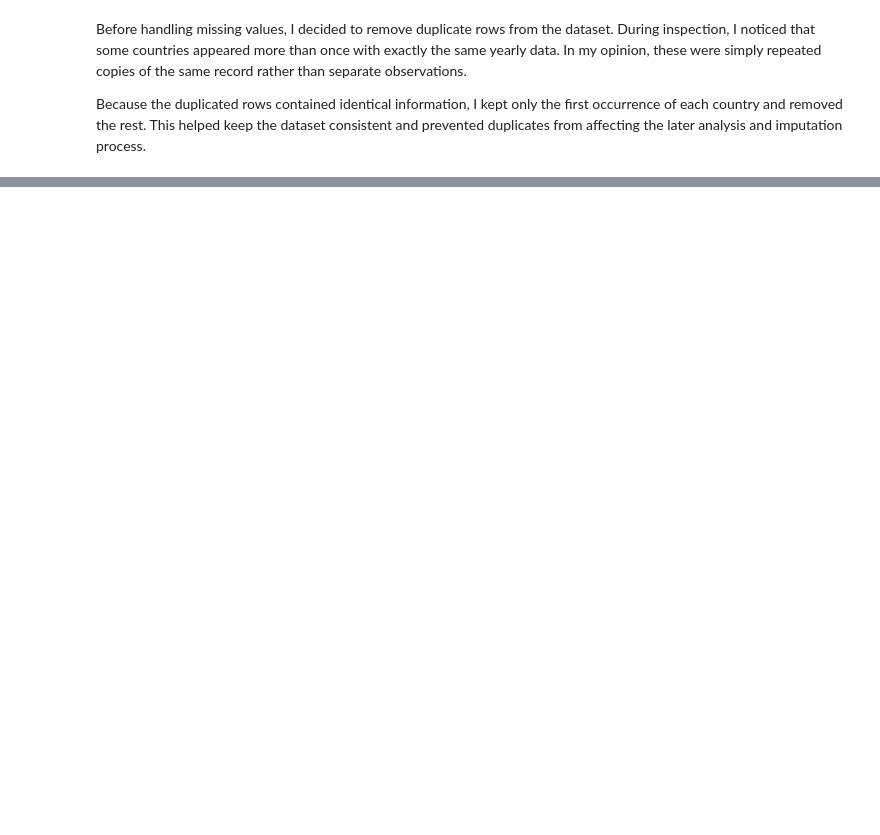
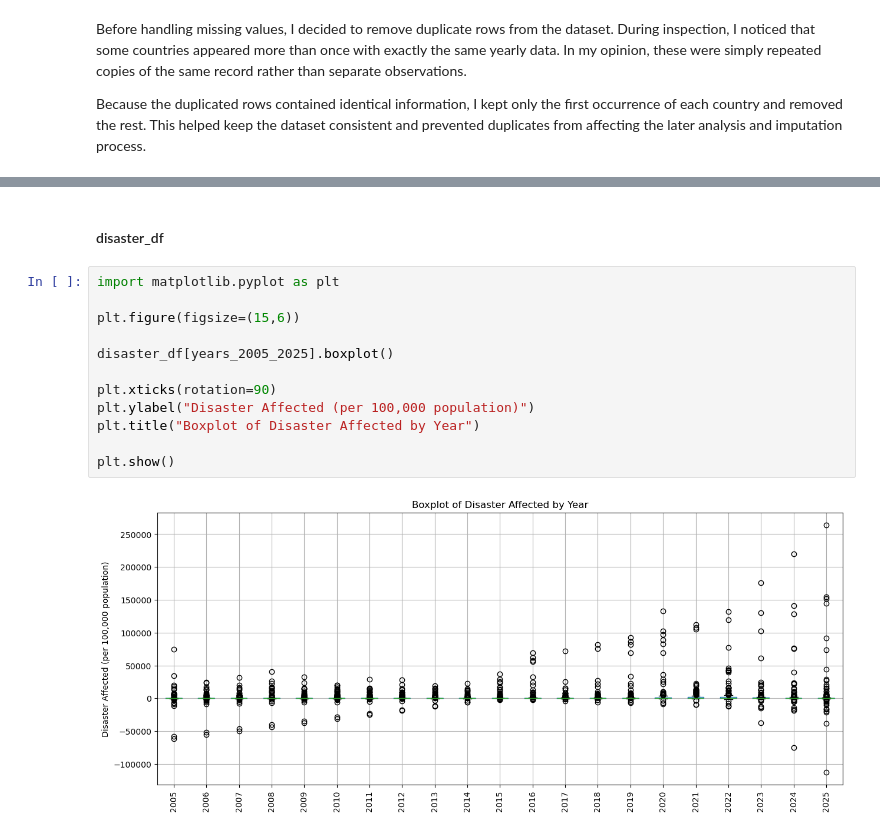
Before and after one commit to frogosorap/SDGReadinessIndex, a Jupyter notebook: Raw_Data/SDG_11_Sustainable_Cities_and_Communities/Cleaning_SDG_11.ipynb, the cells around one changed output, grey strips where cells are left out. Saved outputs shown, nothing was run; the diff lists cells and outputs as text; blank space fills up the shorter version.

```diff
--- a/Raw_Data/SDG_11_Sustainable_Cities_and_Communities/Cleaning_SDG_11.ipynb
+++ b/Raw_Data/SDG_11_Sustainable_Cities_and_Communities/Cleaning_SDG_11.ipynb
@@ -428,0 +575,16 @@ KeyError: "['2000', '2001', '2002', '2003', '2004'] not in index"
+# %% [markdown]
+#### disaster_df
+# %%
+import matplotlib.pyplot as plt
+
+plt.figure(figsize=(15,6))
+
+disaster_df[years_2005_2025].boxplot()
+
+plt.xticks(rotation=90)
+plt.ylabel("Disaster Affected (per 100,000 population)")
+plt.title("Boxplot of Disaster Affected by Year")
+
+plt.show()
+# %% [output]
+[figure, added]
```
Also changed, not shown: parts of 12 cells of this notebook.
